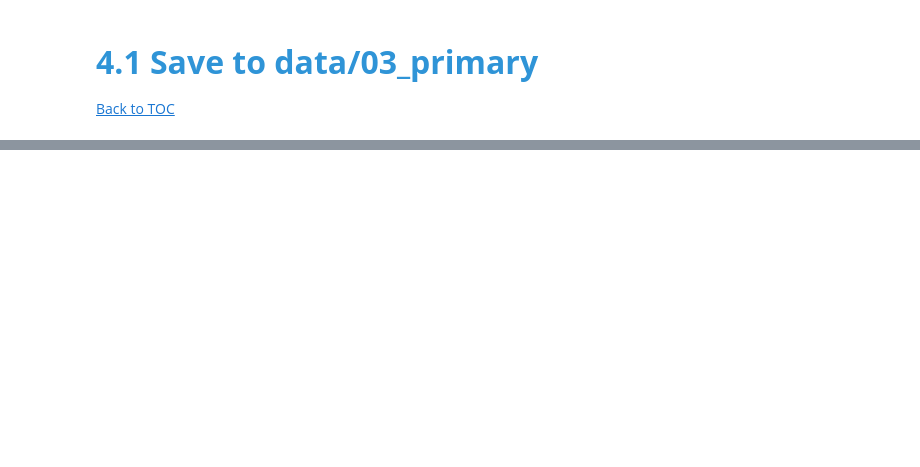
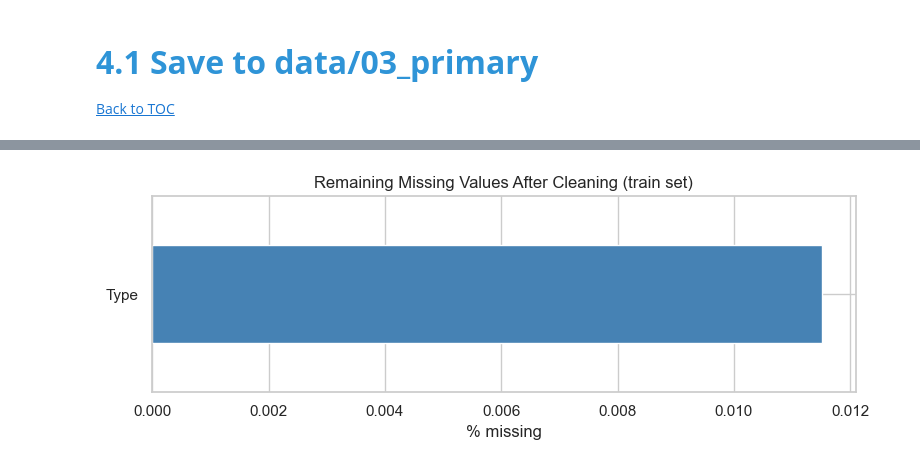
Before and after one commit to barbara-sousa-franco/MLOps_Project, a Jupyter notebook: notebooks/Preprocessing.ipynb, the cells around one changed output, grey strips where cells are left out. Cells and saved outputs as stored; diff of their text form; code cells hidden in the pictures; blank space fills up the shorter version.

```diff
--- a/notebooks/Preprocessing.ipynb
+++ b/notebooks/Preprocessing.ipynb
@@ -248,0 +480,16 @@ print("Saved train/test splits to 03_primary/")
+# %%
+# Missing values after pipeline
+miss = X_train_capped.isnull().mean() * 100
+miss = miss[miss > 0].sort_values(ascending=False)
+
+if len(miss) > 0:
+    fig, ax = plt.subplots(figsize=(8, max(3, len(miss) * 0.4)))
+    miss.plot.barh(ax=ax, color='steelblue')
+    ax.set_xlabel('% missing')
+    ax.set_title('Remaining Missing Values After Cleaning (train set)')
+    plt.tight_layout()
+    plt.show()
+else:
+    print("No missing values remaining after pipeline.")
+# %% [output]
+[figure, added]
```
Also changed, not shown: parts of 37 cells of this notebook.
